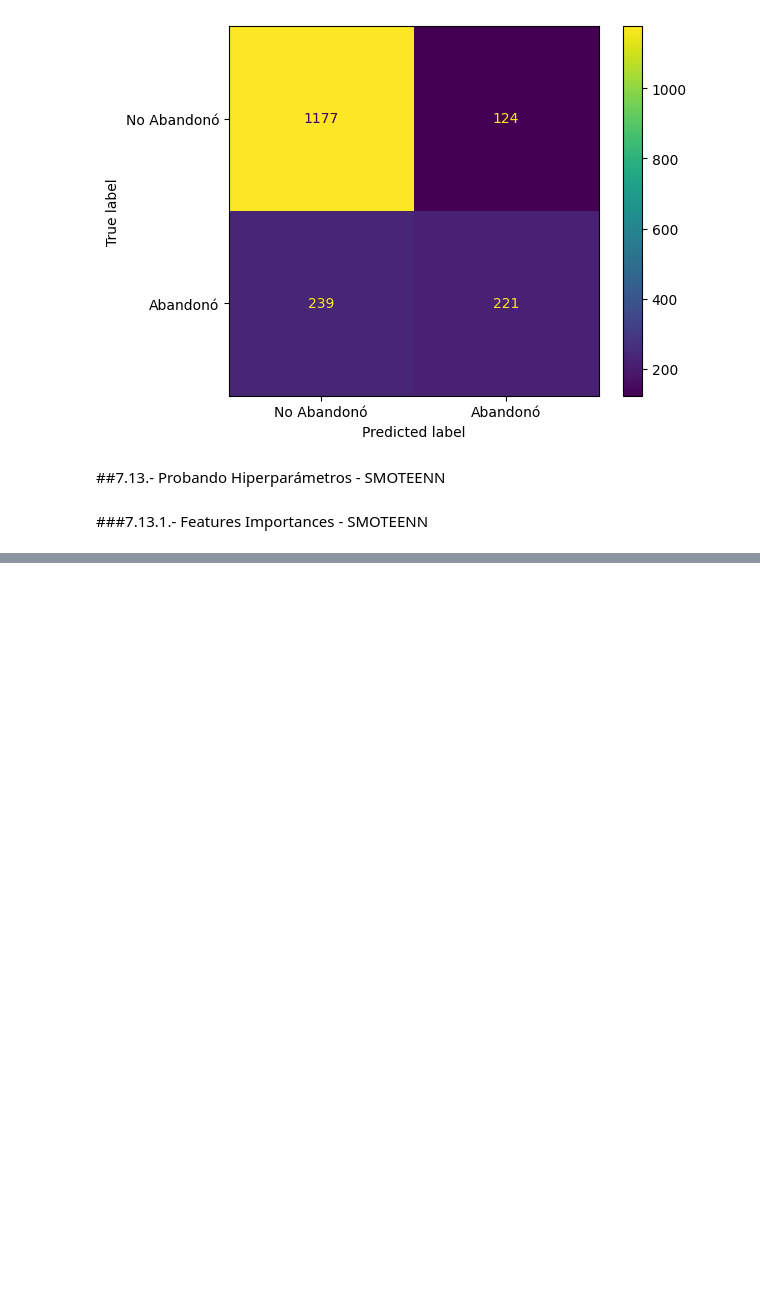
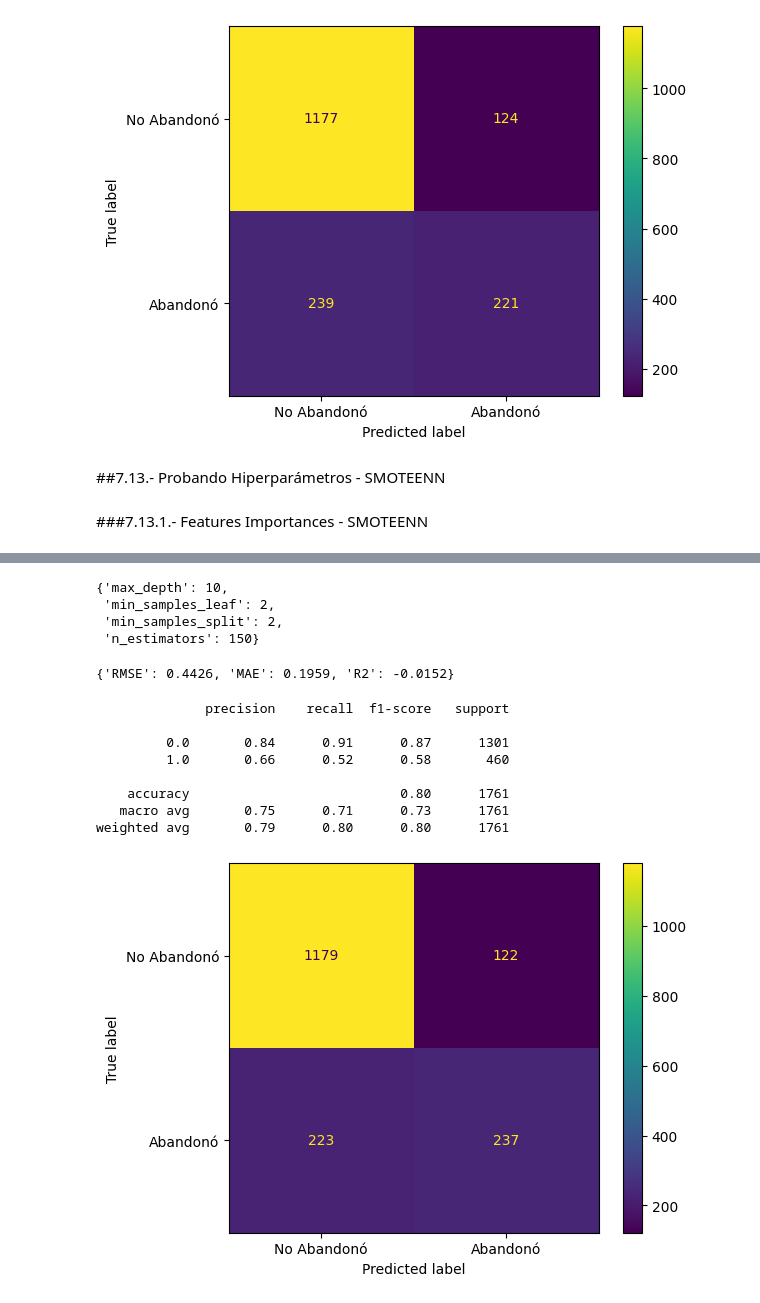
Before and after one commit to Antonio-B85/challenge-Parte-2--TelecomX, a Jupyter notebook: TelecomX_Parte2_Bosques_Aleatorios.ipynb, the cells around one changed output, grey strips where cells are left out. Saved outputs shown, nothing was run; the diff lists cells and outputs as text; code cells hidden in the pictures; blank space fills up the shorter version.

```diff
--- a/TelecomX_Parte2_Bosques_Aleatorios.ipynb
+++ b/TelecomX_Parte2_Bosques_Aleatorios.ipynb
@@ -1590,0 +1674,19 @@ X_selected_features.sample(5)
+# %%
+param_grid = {
+    'max_depth': [5, 10, 15],
+    'min_samples_leaf': [1, 2, 3],
+    'min_samples_split': [2, 4, 6],
+    'n_estimators': [100, 150, 200]
+}
+# %%
+# Configuración de la validación cruzada
+cv_rfr = KFold(n_splits=5, shuffle=True, random_state=42)
+# %%
+# Configuración de GridSearchCV
+model_grid_rfr = GridSearchCV(RandomForestClassifier(random_state=42),
+                               param_grid=param_grid,
+                               scoring='f1',  # Cambia 'r2' por una métrica adecuada para clasificación
+                               cv=cv_rfr)
+# %%
+# Ajuste del modelo
+model_grid_rfr.fit(X_train, y_train)
@@ -1590,0 +1701,28 @@ X_selected_features.sample(5)
+# %%
+model_grid_rfr.best_params_
+# %% [output]
+{'max_depth': 10,
+ 'min_samples_leaf': 2,
+ 'min_samples_split': 2,
+ 'n_estimators': 150}
+# %%
+y_pred_grid = model_grid_rfr.predict(X_test)
+metricas_model_grid_rfr = calcular_regresion(y_test, y_pred_grid)
+metricas_model_grid_rfr
+# %% [output]
+{'RMSE': 0.4426, 'MAE': 0.1959, 'R2': -0.0152}
+# %%
+y_previsto_rfc = model_grid_rfr.predict(X_test)
+
+print(classification_report(y_test, y_previsto_rfc))
+ConfusionMatrixDisplay.from_predictions(y_test, y_previsto_rfc, display_labels=['No Abandonó', 'Abandonó']);
+# %% [output]
+              precision    recall  f1-score   support
+
+         0.0       0.84      0.91      0.87      1301
+         1.0       0.66      0.52      0.58       460
+
+    accuracy                           0.80      1761
+   macro avg       0.75      0.71      0.73      1761
+weighted avg       0.79      0.80      0.80      1761
+[figure, added]
```
Also changed, not shown: parts of 11 cells of this notebook.
